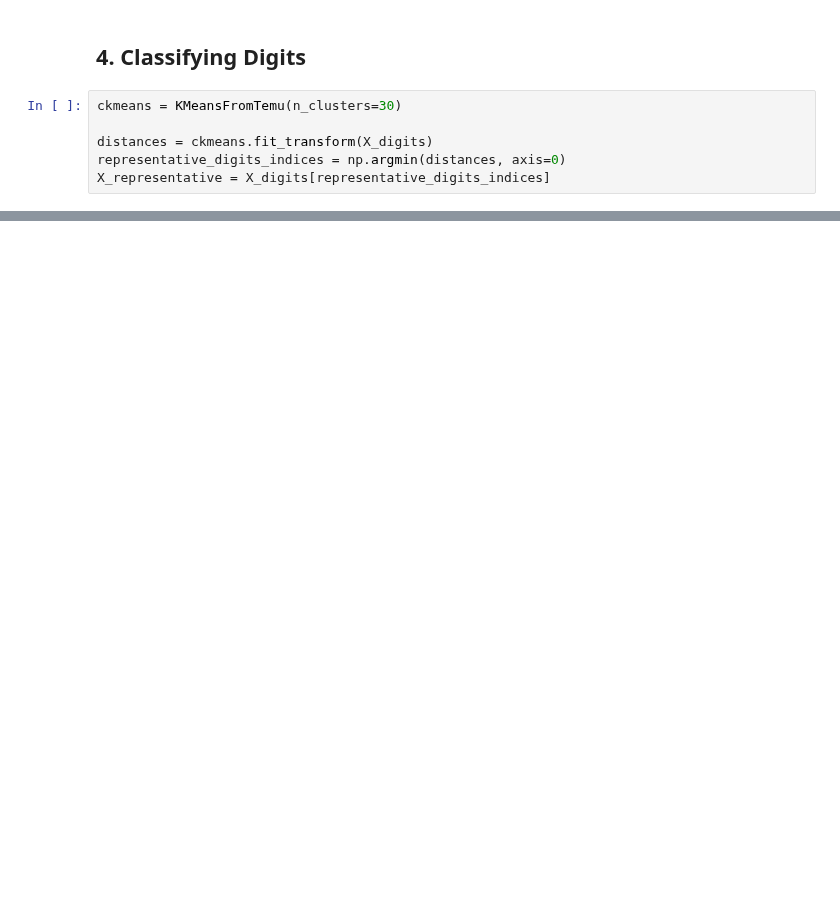
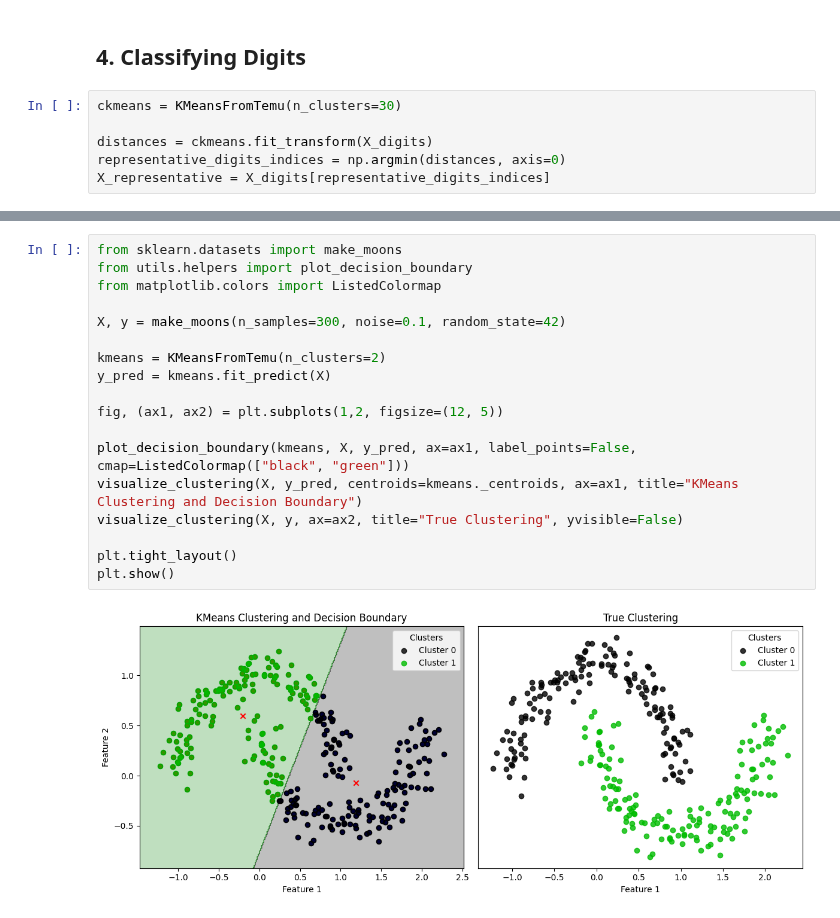
Before and after one commit to EyadMostafa/ml-from-scratch, a Jupyter notebook: notebooks/kmeans.ipynb, the cells around one changed output, grey strips where cells are left out. Saved outputs shown, nothing was run; the diff lists cells and outputs as text; blank space fills up the shorter version.

```diff
--- a/notebooks/kmeans.ipynb
+++ b/notebooks/kmeans.ipynb
@@ -163,0 +170,20 @@ print(accuracy_score(y_digits, preds))
+# %%
+from sklearn.datasets import make_moons
+from utils.helpers import plot_decision_boundary
+from matplotlib.colors import ListedColormap
+
+X, y = make_moons(n_samples=300, noise=0.1, random_state=42)
+
+kmeans = KMeansFromTemu(n_clusters=2)
+y_pred = kmeans.fit_predict(X)
+
+fig, (ax1, ax2) = plt.subplots(1,2, figsize=(12, 5))
+
+plot_decision_boundary(kmeans, X, y_pred, ax=ax1, label_points=False, cmap=ListedColormap(["black", "green"]))
+visualize_clustering(X, y_pred, centroids=kmeans._centroids, ax=ax1, title="KMeans Clustering and Decision Boundary")
+visualize_clustering(X, y, ax=ax2, title="True Clustering", yvisible=False)
+
+plt.tight_layout()
+plt.show()
+# %% [output]
+[figure, added]
```
Also changed, not shown: parts of 11 cells of this notebook, 3 other files.
